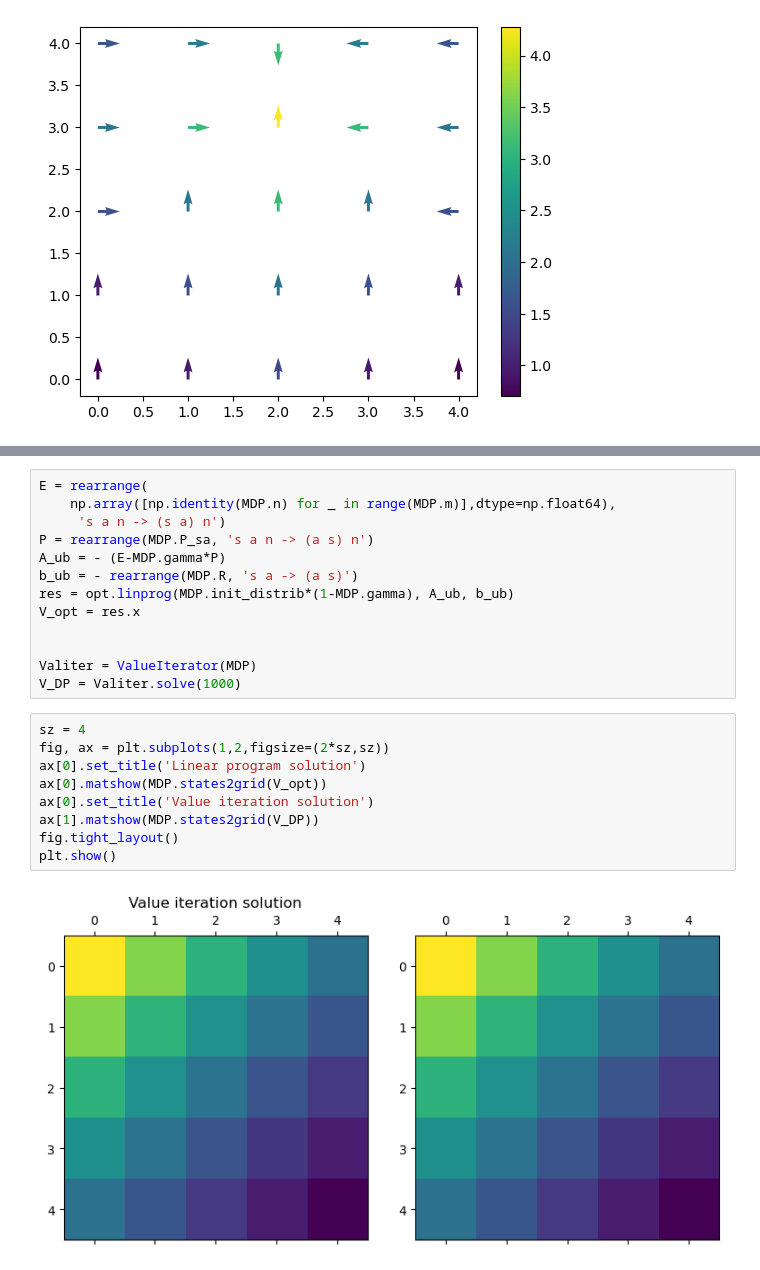
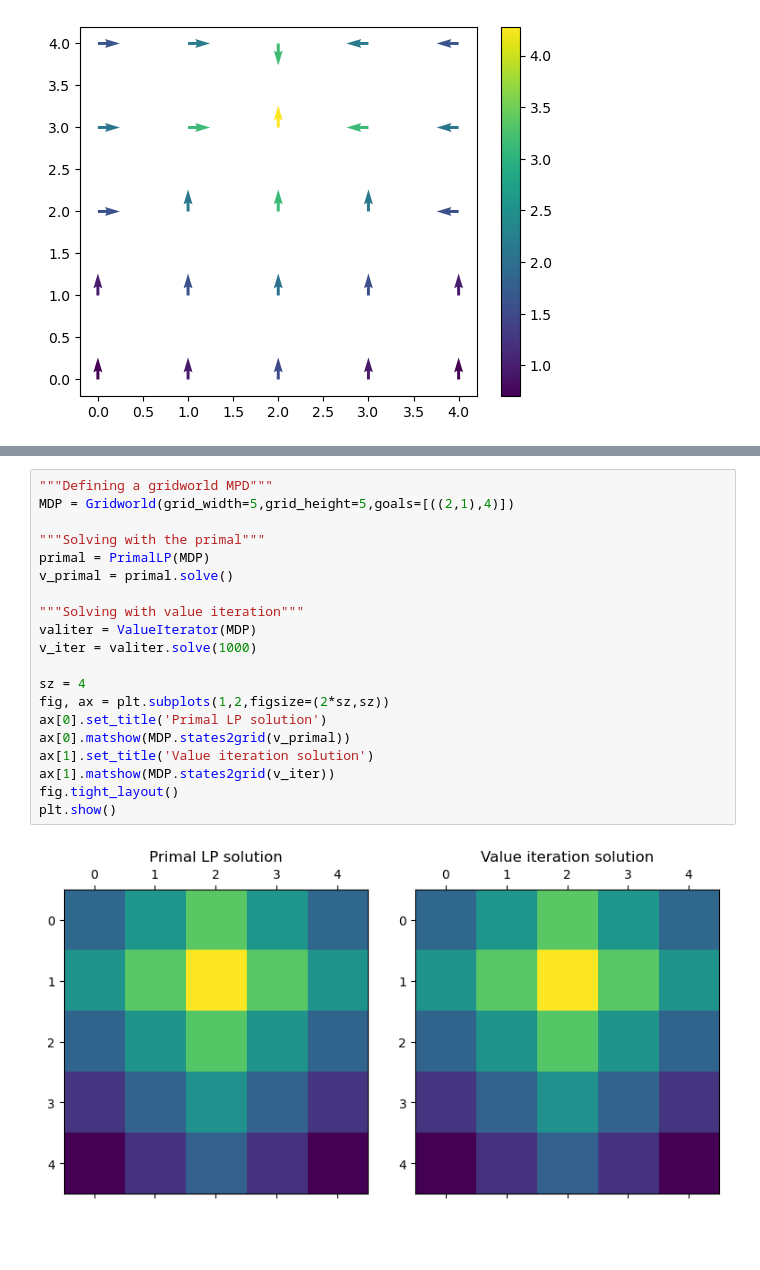
Before and after one commit to RenardDesNeiges/CIRL_Experiments, a Jupyter notebook: example.ipynb, the cells around one changed output, grey strips where cells are left out. Saved outputs shown, nothing was run; the diff lists cells and outputs as text; blank space fills up the shorter version.

Commit message:
Example solutions

```diff
--- a/example.ipynb
+++ b/example.ipynb
@@ -218,24 +196,22 @@ array([[1., 0., 0., ..., 0., 0., 0.],
-# %%
-E = rearrange(
-    np.array([np.identity(MDP.n) for _ in range(MDP.m)],dtype=np.float64),
-     's a n -> (s a) n')
-P = rearrange(MDP.P_sa, 's a n -> (a s) n')
-A_ub = - (E-MDP.gamma*P)
-b_ub = - rearrange(MDP.R, 's a -> (a s)')
-res = opt.linprog(MDP.init_distrib*(1-MDP.gamma), A_ub, b_ub)
-V_opt = res.x
-
-
-Valiter = ValueIterator(MDP)
-V_DP = Valiter.solve(1000)
 # %%
+"""Defining a gridworld MPD"""
+MDP = Gridworld(grid_width=5,grid_height=5,goals=[((2,1),4)])
+
+"""Solving with the primal"""
+primal = PrimalLP(MDP)
+v_primal = primal.solve()
+
+"""Solving with value iteration"""
+valiter = ValueIterator(MDP)
+v_iter = valiter.solve(1000)
+
 sz = 4
 fig, ax = plt.subplots(1,2,figsize=(2*sz,sz))
-ax[0].set_title('Linear program solution')
-ax[0].matshow(MDP.states2grid(V_opt))
-ax[0].set_title('Value iteration solution')
-ax[1].matshow(MDP.states2grid(V_DP))
+ax[0].set_title('Primal LP solution')
+ax[0].matshow(MDP.states2grid(v_primal))
+ax[1].set_title('Value iteration solution')
+ax[1].matshow(MDP.states2grid(v_iter))
 fig.tight_layout()
 plt.show()
 # %% [output]
-[figure, old version]
+[figure, new version]
```
Also changed, not shown: parts of 7 cells of this notebook, 1 other file.
